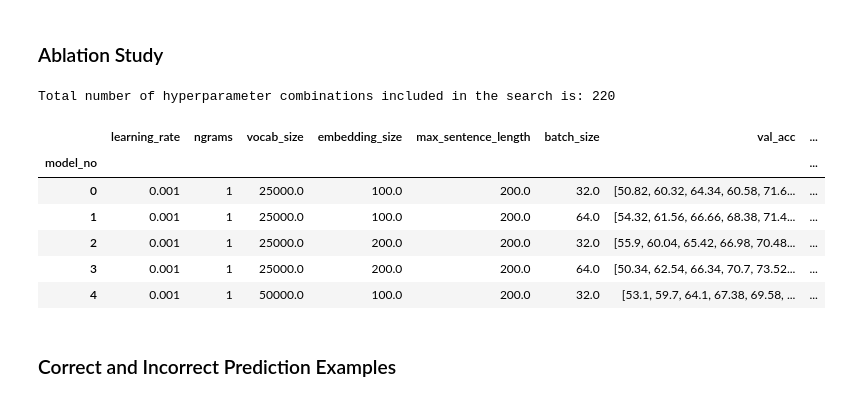
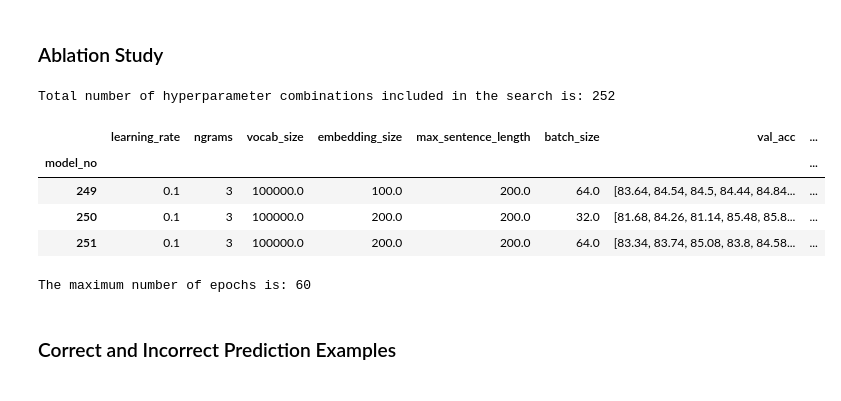
Before and after one commit to adcengiz/nlp, a Jupyter notebook: code/Assignment1/Assignment-1.ipynb, the cells around one changed output. Cells and saved outputs as stored; diff of their text form; code cells hidden in the pictures.

```diff
--- a/code/Assignment1/Assignment-1.ipynb
+++ b/code/Assignment1/Assignment-1.ipynb
@@ -582,12 +582,12 @@ NGRAM_DATASETS[3][0][0][-1]
 # %%
 ## TRIGRAMS ADAM
 
-params_trigrams = [[1e-4,1e-3,1e-2,1e-1], ## learning rates
+params_trigrams_adam = [[1e-4,1e-3,1e-2,1e-1], ## learning rates
           [*range(3,4)], ## ngrams
-          [250000,500000], ## vocab size
+          [100000], ## vocab size
           [100,200], ## embedding size
           [200], ## max sentence length
           [32,64] ## batch size
          ]
 
-param_val_losses_trigrams = hyperparameter_search(params_trigrams)
+param_val_losses_trigrams_adam = hyperparameter_search(params_trigrams_adam)
@@ -594,3 +612,9 @@ param_val_losses_trigrams = hyperparameter_search(params_trigrams)
+# %%
+for key in [*param_val_losses_trigrams_adam.keys()]:
+    param_val_losses_trigrams_adam[key] = str(param_val_losses_trigrams_adam[key])
+
+pd.DataFrame(param_val_losses_trigrams_adam,index=\
+             range(len([*param_val_losses_trigrams_adam.keys()]))).to_csv("param_val_losses_trigrams_adam.csv")
 # %%
 ## START WITH UNIGRAMS - ADAM
 
@@ -792,7 +816,7 @@ param_val_losses_bigrams = hyperparameter_search(params_bigrams)
 
 params_trigrams = [[1e-4,1e-3,1e-2,1e-1], ## learning rates
           [*range(3,4)], ## ngrams
-          [100000,200000], ## vocab size
+          [100000], ## vocab size
           [100,200], ## embedding size
           [200], ## max sentence length
           [32,64] ## batch size
@@ -868,32 +910,42 @@ hyperparams["optimizer"] = ["Adam" for x in [*range(len(hyperparams))]]
 sgd_uni_df = clean_df(path="unigram_SGD_losses.csv",n=1,delete_cols=46)
 sgd_uni_new = clean_df(path="unigram_SGD_losses_new.csv",n=1,delete_cols=26)
 sgd_bi_df = clean_df(path="bigram_sgd_losses.csv",n=2,delete_cols=46)
+trigram_sgd_df = clean_df(path="trigram_sgd_losses.csv",n=3,delete_cols=22)
+trigram_adam_df = clean_df(path="param_val_losses_trigrams_adam.csv",n=3,delete_cols=22)
 
 sgd_uni_df["optimizer"] = ["SGD" for x in [*range(len(sgd_uni_df))]]
 sgd_uni_new["optimizer"] = ["SGD" for x in [*range(len(sgd_uni_new))]]
 sgd_bi_df["optimizer"] = ["SGD" for x in [*range(len(sgd_bi_df))]]
+trigram_sgd_df["optimizer"] = ["SGD" for x in [*range(len(trigram_sgd_df))]]
+trigram_adam_df["optimizer"] = ["Adam" for x in [*range(len(trigram_adam_df))]]
 
 hyperparams = pd.concat([hyperparams,
                         sgd_uni_df,
                         sgd_uni_new,
-                        sgd_bi_df],0)
+                        sgd_bi_df,
+                        trigram_sgd_df,
+                        trigram_adam_df],0)
 
 hyperparams["model_no"] = [*range(len(hyperparams))]
 hyperparams = hyperparams.set_index("model_no",drop=True)
 
 print ("Total number of hyperparameter combinations included in the search is: "+ str(hyperparams.shape[0]))
 # %% [output]
-Total number of hyperparameter combinations included in the search is: 220
+Total number of hyperparameter combinations included in the search is: 252
-# %%
-hyperparams.head()
-# %% [output]
-|  | learning_rate | ngrams | vocab_size | embedding_size | max_sentence_length | batch_size | val_acc | ... |
-| model_no |  |  |  |  |  |  |  | ... |
-| 0 | 0.001 | 1 | 25000.0 | 100.0 | 200.0 | 32.0 | [50.82, 60.32, 64.34, 60.58, 71.6... | ... |
-| 1 | 0.001 | 1 | 25000.0 | 100.0 | 200.0 | 64.0 | [54.32, 61.56, 66.66, 68.38, 71.4... | ... |
-| 2 | 0.001 | 1 | 25000.0 | 200.0 | 200.0 | 32.0 | [55.9, 60.04, 65.42, 66.98, 70.48... | ... |
-| 3 | 0.001 | 1 | 25000.0 | 200.0 | 200.0 | 64.0 | [50.34, 62.54, 66.34, 70.7, 73.52... | ... |
-| 4 | 0.001 | 1 | 50000.0 | 100.0 | 200.0 | 32.0 | [53.1, 59.7, 64.1, 67.38, 69.58, ... | ... |
+# %%
+## check
+hyperparams[hyperparams["ngrams"]==3][-3:]
+# %% [output]
+|  | learning_rate | ngrams | vocab_size | embedding_size | max_sentence_length | batch_size | val_acc | ... |
+| model_no |  |  |  |  |  |  |  | ... |
+| 249 | 0.1 | 3 | 100000.0 | 100.0 | 200.0 | 64.0 | [83.64, 84.54, 84.5, 84.44, 84.84... | ... |
+| 250 | 0.1 | 3 | 100000.0 | 200.0 | 200.0 | 32.0 | [81.68, 84.26, 81.14, 85.48, 85.8... | ... |
+| 251 | 0.1 | 3 | 100000.0 | 200.0 | 200.0 | 64.0 | [83.34, 83.74, 85.08, 83.8, 84.58... | ... |
+# %%
+max_epochs = max([*(hyperparams["val_acc"].apply(lambda x: len(x)))])
+print ("The maximum number of epochs is: " + str(max_epochs))
+# %% [output]
+The maximum number of epochs is: 60
 # %%
 # hyperparams.to_csv("hyperparams_accuracy.csv")
 # %% [markdown]
```
Also changed, not shown: parts of 2 cells of this notebook, 5 other files.
